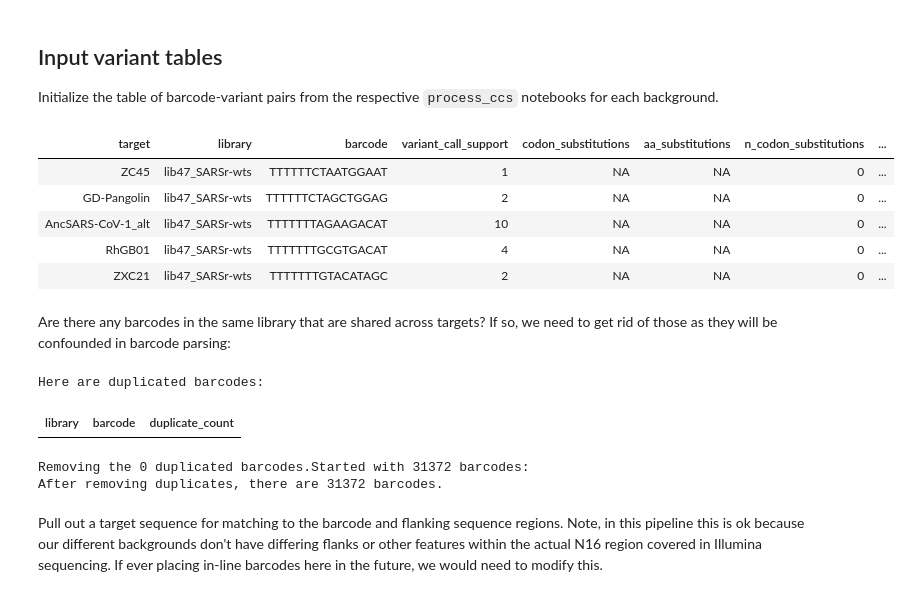
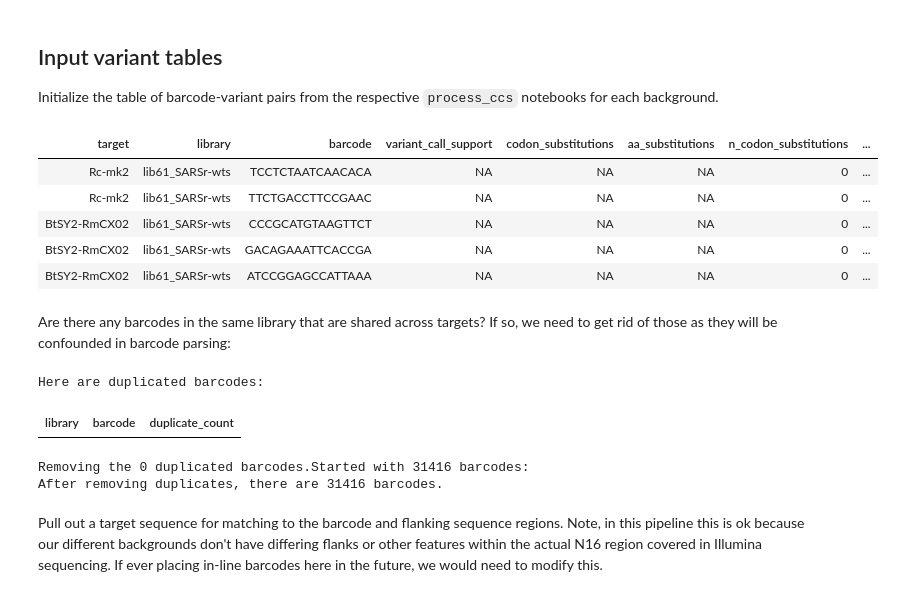
Before and after one commit to tstarrlab/SARSr-CoV_mAb-breadth_Overbaugh, a Jupyter notebook: count_variants.ipynb, the cells around one changed output. Saved outputs shown, nothing was run; the diff lists cells and outputs as text; code cells hidden in the pictures.

```diff
--- a/count_variants.ipynb
+++ b/count_variants.ipynb
@@ -62,18 +62,18 @@ os.makedirs(config['figs_dir'], exist_ok=True)
 ## Input variant tables
 Initialize the table of barcode-variant pairs from the respective `process_ccs` notebooks for each background.
 # %%
-variants = pd.read_csv(config['codon_variant_table_file_lib47'], na_filter=None)
+variants = pd.read_csv(config['codon_variant_table_file_lib61'], na_filter=None)
 
 variants = variants.reset_index(drop=True)
 
 display(HTML(variants.tail().to_html(index=False)))
 # %% [output]
 | target | library | barcode | variant_call_support | codon_substitutions | aa_substitutions | n_codon_substitutions | ... |
-| ZC45 | lib47_SARSr-wts | TTTTTTCTAATGGAAT | 1 | NA | NA | 0 | ... |
-| GD-Pangolin | lib47_SARSr-wts | TTTTTTCTAGCTGGAG | 2 | NA | NA | 0 | ... |
-| AncSARS-CoV-1_alt | lib47_SARSr-wts | TTTTTTTAGAAGACAT | 10 | NA | NA | 0 | ... |
-| RhGB01 | lib47_SARSr-wts | TTTTTTTGCGTGACAT | 4 | NA | NA | 0 | ... |
-| ZXC21 | lib47_SARSr-wts | TTTTTTTGTACATAGC | 2 | NA | NA | 0 | ... |
+| Rc-mk2 | lib61_SARSr-wts | TCCTCTAATCAACACA | NA | NA | NA | 0 | ... |
+| Rc-mk2 | lib61_SARSr-wts | TTCTGACCTTCCGAAC | NA | NA | NA | 0 | ... |
+| BtSY2-RmCX02 | lib61_SARSr-wts | CCCGCATGTAAGTTCT | NA | NA | NA | 0 | ... |
+| BtSY2-RmCX02 | lib61_SARSr-wts | GACAGAAATTCACCGA | NA | NA | NA | 0 | ... |
+| BtSY2-RmCX02 | lib61_SARSr-wts | ATCCGGAGCCATTAAA | NA | NA | NA | 0 | ... |
 # %% [markdown]
 Are there any barcodes in the same library that are shared across targets?
 If so, we need to get rid of those as they will be confounded in barcode parsing:
@@ -101,8 +101,8 @@ print(f"After removing duplicates, there are {len(variants)} barcodes.")
 # %% [output]
 Here are duplicated barcodes:
 | library | barcode | duplicate_count |
-Removing the 0 duplicated barcodes.Started with 31372 barcodes:
-After removing duplicates, there are 31372 barcodes.
+Removing the 0 duplicated barcodes.Started with 31416 barcodes:
+After removing duplicates, there are 31416 barcodes.
 # %% [markdown]
 Pull out a target sequence for matching to the barcode and flanking sequence regions. Note, in this pipeline this is ok because our different backgrounds don't have differing flanks or other features within the actual N16 region covered in Illumina sequencing. If ever placing in-line barcodes here in the future, we would need to modify this.
 # %%
```
Also changed, not shown: parts of 5 cells of this notebook, 53 other files.
